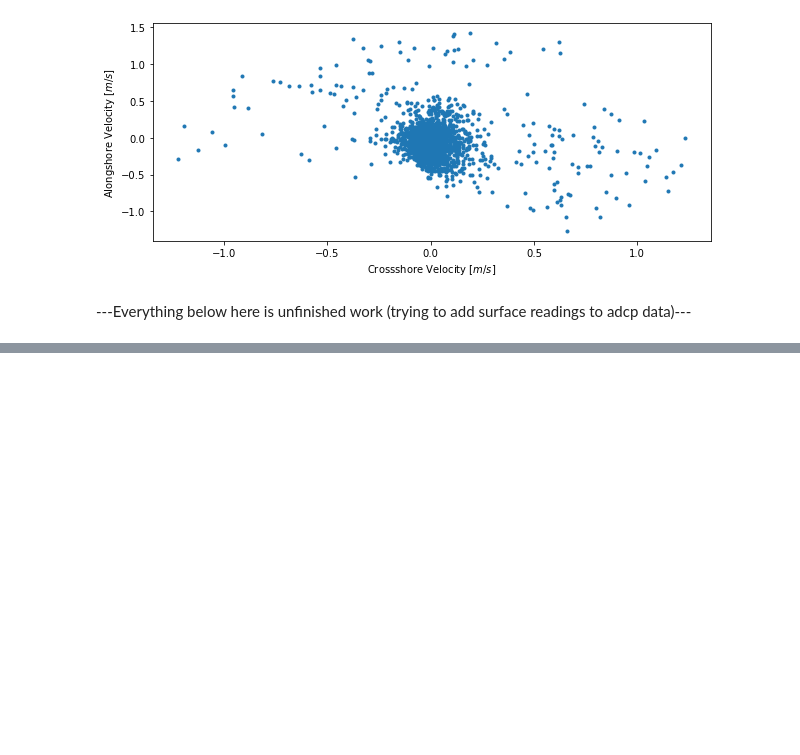
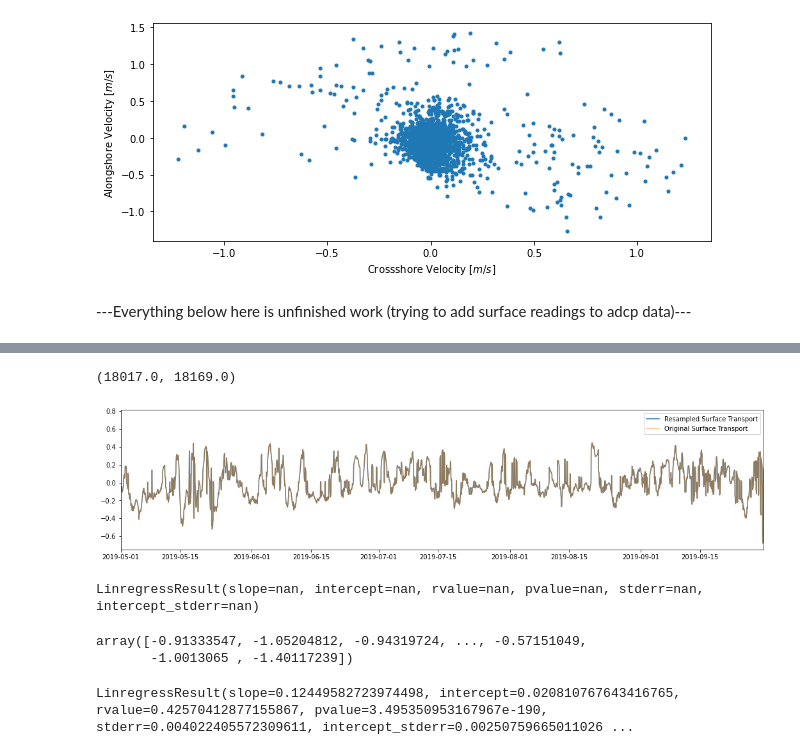
Before and after one commit to ascherer97/REU21, a Jupyter notebook: inshore_adcp_analysis_update.ipynb, the cells around one changed output, grey strips where cells are left out. Saved outputs shown, nothing was run; the diff lists cells and outputs as text; code cells hidden in the pictures; blank space fills up the shorter version.

```diff
--- a/inshore_adcp_analysis_update.ipynb
+++ b/inshore_adcp_analysis_update.ipynb
@@ -511,0 +527,6 @@ ds
+# %%
+good = (ds_resa['bin_depths'] > 3)
+good_orig = (ds['bin_depths'] > 3)
+# %%
+#redo sea surface transport with resampled data
+ustest, zstest = ts.surface_transport(ds_resa['cs_bar'].where(good),ds_resa['bin_depths_avg'],ds_resa['sea_surface'])
@@ -511,0 +554,9 @@ ds
+# %%
+plt.figure(figsize=(18,4))
+plt.plot(ds_resa['time'],ustest,label='Resampled Surface Transport')
+plt.plot(ds['time'],us,label='Original Surface Transport',alpha=0.5)
+plt.legend()
+plt.xlim([t1,t2])
+# %% [output]
+(18017.0, 18169.0)
+[figure, added]
@@ -511,0 +567,9 @@ ds
+# %%
+st.linregress(ds_windresa['ekman'].values,ustest) #lin regress not working with nan values?
+# %% [output]
+LinregressResult(slope=nan, intercept=nan, rvalue=nan, pvalue=nan, stderr=nan, intercept_stderr=nan)
+# %%
+ds_windresa['ekman'].values
+# %% [output]
+array([-0.91333547, -1.05204812, -0.94319724, ..., -0.57151049,
+       -1.0013065 , -1.40117239])
@@ -511,0 +578,4 @@ ds
+# %%
+st.linregress(ds_windresa['ekman'].values[mask],ustest[mask]) #now linregress works?
+# %% [output]
+LinregressResult(slope=0.12449582723974498, intercept=0.020810767643416765, rvalue=0.42570412877155867, pvalue=3.495350953167967e-190, stderr=0.004022405572309611, intercept_stderr=0.00250759665011026 ...
```
Also changed, not shown: parts of 24 cells of this notebook.
